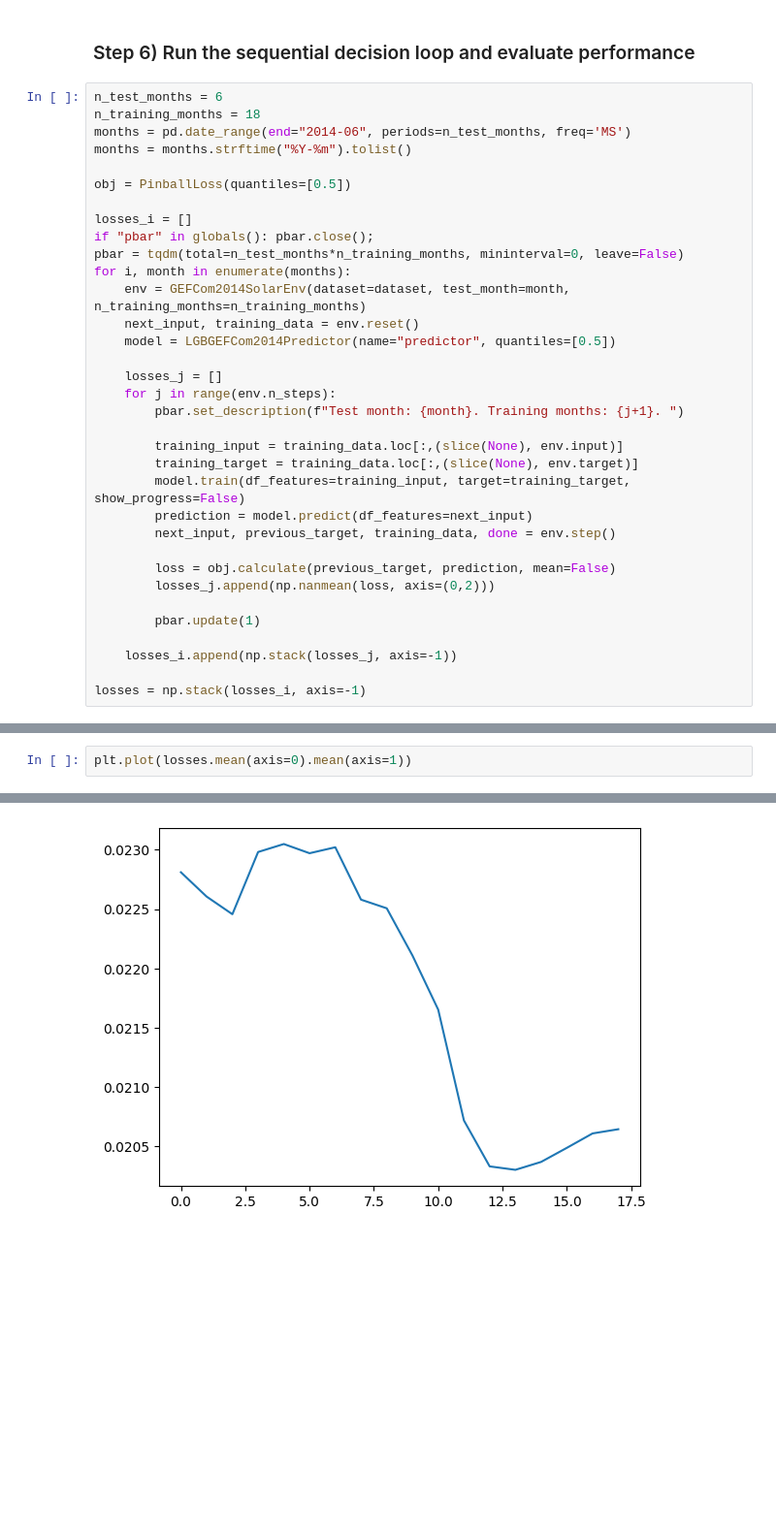
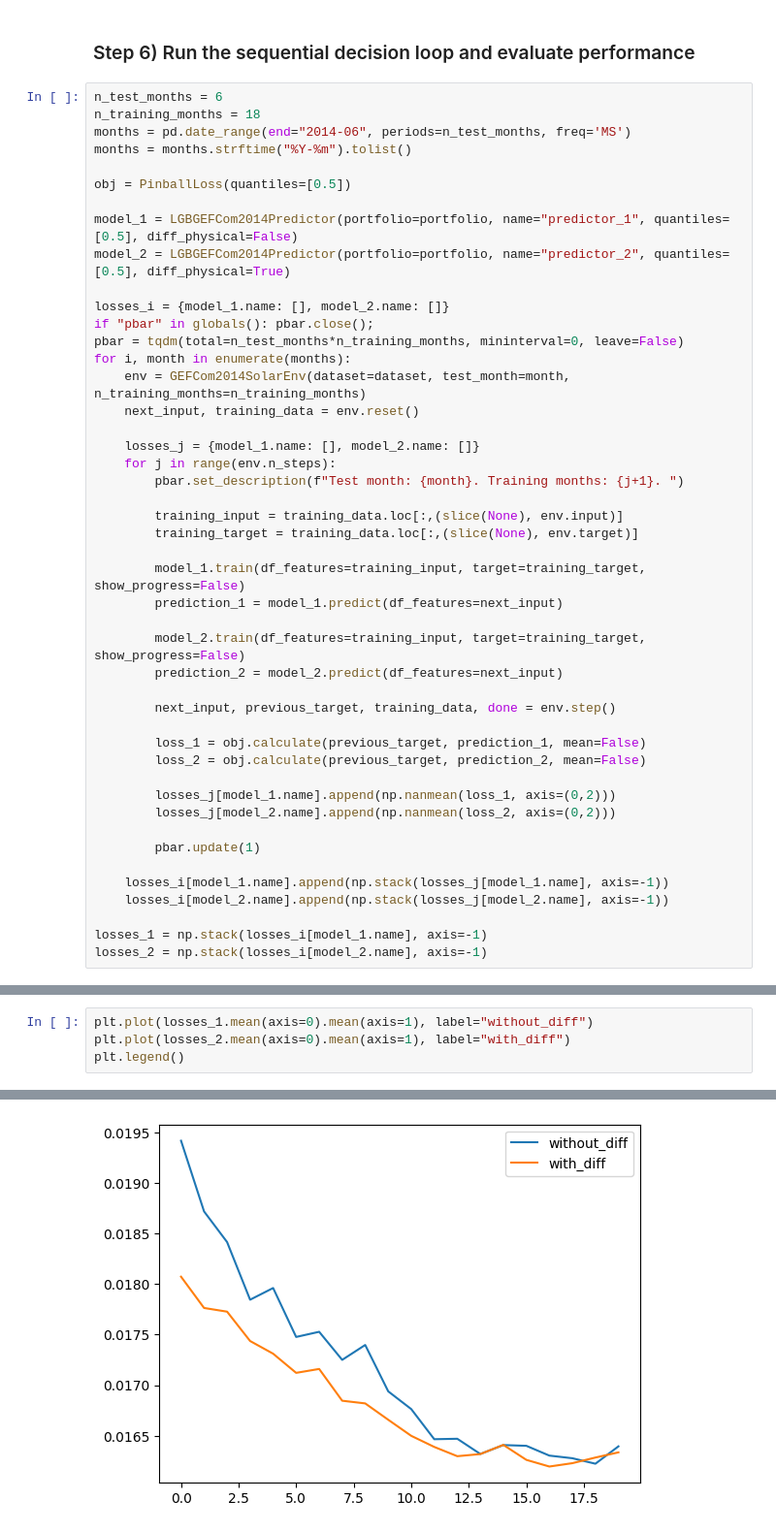
Before and after one commit to rebase-energy/treewe, a Jupyter notebook: treewe/examples/gefcom2014-solar-learning.ipynb, the cells around one changed output, grey strips where cells are left out. Shown at 97% size. Saved outputs shown, nothing was run; the diff lists cells and outputs as text; blank space fills up the shorter version.

Commit message:
ran analysis and plots

```diff
--- a/treewe/examples/gefcom2014-solar-learning.ipynb
+++ b/treewe/examples/gefcom2014-solar-learning.ipynb
@@ -378,29 +394,41 @@ months = months.strftime("%Y-%m").tolist()
 
 obj = PinballLoss(quantiles=[0.5])
 
-losses_i = []
+model_1 = LGBGEFCom2014Predictor(portfolio=portfolio, name="predictor_1", quantiles=[0.5], diff_physical=False)
+model_2 = LGBGEFCom2014Predictor(portfolio=portfolio, name="predictor_2", quantiles=[0.5], diff_physical=True)
+
+losses_i = {model_1.name: [], model_2.name: []}
 if "pbar" in globals(): pbar.close();
 pbar = tqdm(total=n_test_months*n_training_months, mininterval=0, leave=False)
 for i, month in enumerate(months):
     env = GEFCom2014SolarEnv(dataset=dataset, test_month=month, n_training_months=n_training_months)
     next_input, training_data = env.reset()
-    model = LGBGEFCom2014Predictor(name="predictor", quantiles=[0.5])
 
-    losses_j = []
+    losses_j = {model_1.name: [], model_2.name: []}
     for j in range(env.n_steps):
         pbar.set_description(f"Test month: {month}. Training months: {j+1}. ")
 
         training_input = training_data.loc[:,(slice(None), env.input)]
         training_target = training_data.loc[:,(slice(None), env.target)]
-        model.train(df_features=training_input, target=training_target, show_progress=False)
-        prediction = model.predict(df_features=next_input)
+
+        model_1.train(df_features=training_input, target=training_target, show_progress=False)
+        prediction_1 = model_1.predict(df_features=next_input)
+
+        model_2.train(df_features=training_input, target=training_target, show_progress=False)
+        prediction_2 = model_2.predict(df_features=next_input)
+
         next_input, previous_target, training_data, done = env.step()
 
-        loss = obj.calculate(previous_target, prediction, mean=False)
-        losses_j.append(np.nanmean(loss, axis=(0,2)))
+        loss_1 = obj.calculate(previous_target, prediction_1, mean=False)
+        loss_2 = obj.calculate(previous_target, prediction_2, mean=False)
+
+        losses_j[model_1.name].append(np.nanmean(loss_1, axis=(0,2)))
+        losses_j[model_2.name].append(np.nanmean(loss_2, axis=(0,2)))
 
         pbar.update(1)
 
-    losses_i.append(np.stack(losses_j, axis=-1))
+    losses_i[model_1.name].append(np.stack(losses_j[model_1.name], axis=-1))
+    losses_i[model_2.name].append(np.stack(losses_j[model_2.name], axis=-1))
 
-losses = np.stack(losses_i, axis=-1)
+losses_1 = np.stack(losses_i[model_1.name], axis=-1)
+losses_2 = np.stack(losses_i[model_2.name], axis=-1)
@@ -409,3 +435,5 @@ import matplotlib.pyplot as plt
 # %%
-plt.plot(losses.mean(axis=0).mean(axis=1))
+plt.plot(losses_1.mean(axis=0).mean(axis=1), label="without_diff")
+plt.plot(losses_2.mean(axis=0).mean(axis=1), label="with_diff")
+plt.legend()
 # %% [output]
@@ -413 +441 @@ plt.plot(losses.mean(axis=0).mean(axis=1))
-[figure, old version]
+[figure, new version]
```
Also changed, not shown: parts of 7 cells of this notebook, 7 other files.
